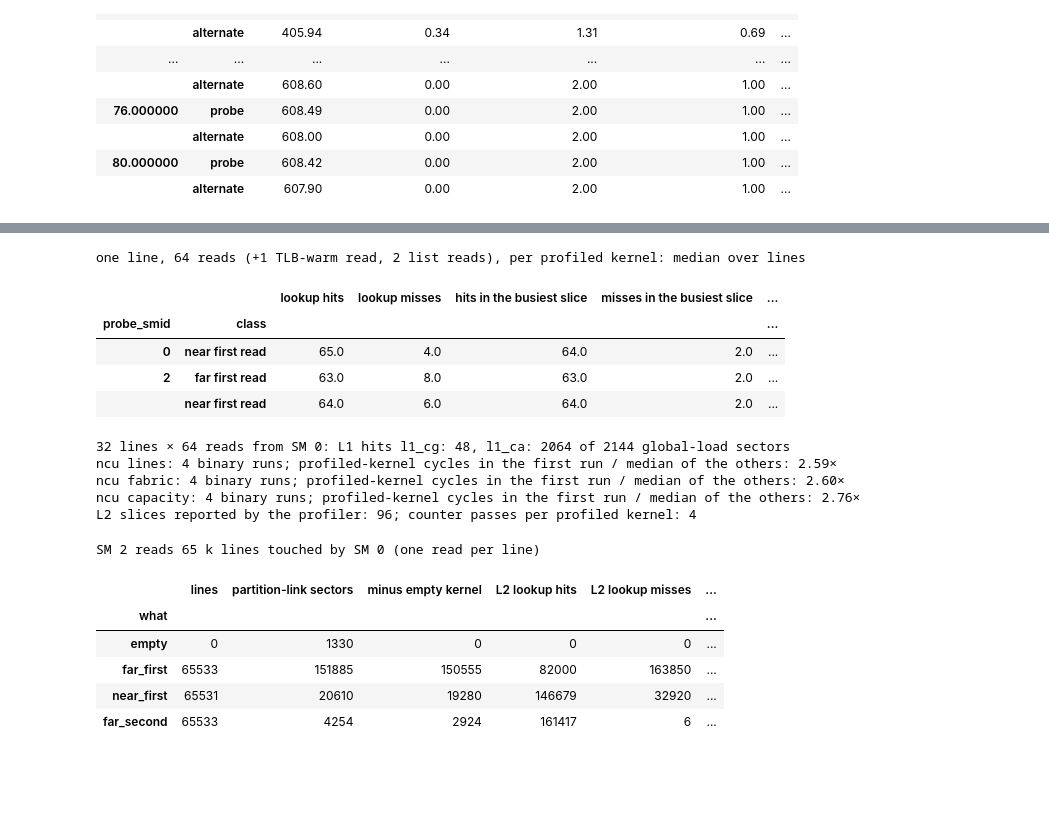
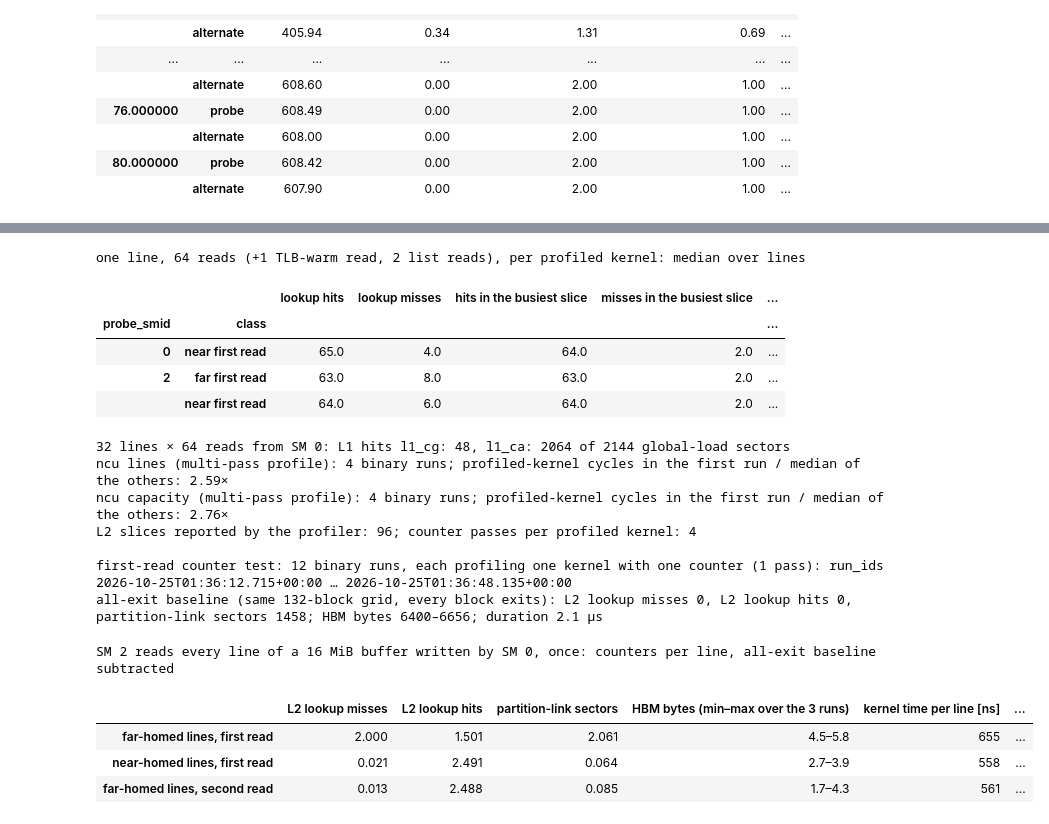
Before and after one commit to lomolisso/h100-microbench, a Jupyter notebook: experiments/08__l2_partitions_and_first_touch/08__l2_partitions_and_first_touch.ipynb, the cells around one changed output, grey strips where cells are left out. Saved outputs shown, nothing was run; the diff lists cells and outputs as text; code cells hidden in the pictures; blank space fills up the shorter version.

```diff
--- a/experiments/08__l2_partitions_and_first_touch/08__l2_partitions_and_first_touch.ipynb
+++ b/experiments/08__l2_partitions_and_first_touch/08__l2_partitions_and_first_touch.ipynb
@@ -545,14 +647,16 @@ display(sub.round(0).to_frame().T)
 k3 = read_run("08__l2__probe.csv", RID["k3"])
 k3 = k3[k3.kernel == "K3"].copy()
 k3["cyc"] = k3.cycles - TP
-repl = read_run("08__l2__replication.csv", RID["k3"])
-trip = repl[["a_smid", "b_smid", "c_smid"]].drop_duplicates().values.tolist()
+repl = read_run("08__l2__replication_v2.csv", RID["k3"])
+kinds = repl.groupby(["a_smid", "b_smid", "c_smid"], sort=False).triple_kind.first()
+print(f"K3 run_id {RID['k3']}: triples " + ", ".join(f"A {a} B {b} C {c} ({k})" for (a, b, c), k in kinds.items()))
 PH = ["b_read", "c_read", "a_read", "b_read_after_a_write"]
 PHL = ["B reads", "C reads", "A reads", "A rewrites, B reads"]
 PG = sig.groupby("gpc").partition.first()
 apart = lambda a: int(PG[GPC[a]])
-cross_t = [t for t in trip if apart(t[0]) != apart(t[1])]
-same_t = [t for t in trip if apart(t[0]) == apart(t[1])]
+cross_t = [list(t) for t, k in kinds.items() if k == "cross"]
+same_t = [list(t) for t, k in kinds.items() if k == "control"]
+assert all(apart(a) != apart(b) for a, b, _ in cross_t) and all(len({apart(x) for x in t}) == 1 for t in same_t)
 fig, axs = plt.subplots(1, len(cross_t), figsize=(5.4 * len(cross_t), 4.2), sharey=True, squeeze=False)
 for ax, (A, B, C) in zip(axs[0], cross_t):
     d = k3[(k3.first_touch_smid == A) & (k3.seq_mode == "launch") & (((k3.probe_smid == B) & k3.phase.isin(["b_read", "b_read_after_a_write"]))
@@ -573,14 +678,15 @@ fig.tight_layout(); plt.show()
 [figure]
 # %%
 r = repl.copy()
-r["triple"] = [f"A {a} G{GPC[a]} · B {b} G{GPC[b]} · C {c} G{GPC[c]}" for a, b, c in zip(r.a_smid, r.b_smid, r.c_smid)]
+r["triple"] = [f"A {a} G{GPC[a]} · B {b} G{GPC[b]} · C {c} G{GPC[c]}" + (" (control)" if k == "control" else "")
+               for a, b, c, k in zip(r.a_smid, r.b_smid, r.c_smid, r.triple_kind)]
 r["home"] = np.where(r.line_home == r.a_smid.map(apart), "homed with A", "homed with B")
 r["cyc"] = r.median_cycles - TP
 PHS = ["b_first", "b_repeat", "c_first", "a_after_first", "b_after_a_write_first", "b_after_a_write_repeat"]
 t = r[r.phase.isin(PHS)].pivot_table(index=["triple", "home"], columns=["phase"], values="cyc", aggfunc="median")[PHS]
 display(t.round(0).style.format("{:.0f}").set_caption("per-line values (sample 0 = *_first, median of samples 1–63 = *_repeat), median over lines and reps, both sequencings; cycles"))
-lf = r[r.phase.isin(PHS)].pivot_table(index=["seq_mode"], columns=["home", "phase"], values="cyc", aggfunc="median")
-display(lf.round(0).style.format("{:.0f}").set_caption("launch-sequenced vs flag-sequenced (all triples)"))
+lf = r[r.phase.isin(PHS) & (r.triple_kind == "cross")].pivot_table(index=["seq_mode"], columns=["home", "phase"], values="cyc", aggfunc="median")
+display(lf.round(0).style.format("{:.0f}").set_caption("launch-sequenced vs flag-sequenced (the three cross-partition triples)"))
 ok = r[r.phase.str.startswith("b_after")].qword1_ok
 print(f"B read the value A wrote last in {100*ok.mean():.1f} % of {len(ok)} line reads after the rewrite "
       f"(and the earlier token in {100*r[r.phase=='b_first'].qword1_ok.mean():.1f} % before it)")
@@ -737,48 +874,60 @@ Nsight Compute, application replay (each counter pass re-runs the binary with th
 # %%
 nl = NCU["lines"].copy()
 one = nl[nl.what == "line"].copy()
-one["class"] = np.where(one.first_median.astype(float) - TP > 350, "far first read", "near first read")
+one["class"] = np.where(one.first_median.astype(float) - TP > BND[0], "far first read", "near first read")  # near/far boundary of section 5
 cols = {"lts__t_sectors_srcunit_tex_op_read_lookup_hit.sum": "lookup hits", "lts__t_sectors_srcunit_tex_op_read_lookup_miss.sum": "lookup misses",
         "lts__t_sectors_srcunit_tex_op_read_lookup_hit.max": "hits in the busiest slice", "lts__t_sectors_srcunit_tex_op_read_lookup_miss.max": "misses in the busiest slice",
         "lts__t_sectors_srcunit_ltcfabric.sum": "partition-link sectors", "l1tex__t_sectors_pipe_lsu_mem_global_op_ld_lookup_hit.sum": "L1 hits"}
 cols = {k: v for k, v in cols.items() if k in one}
 display(one.groupby(["probe_smid", "class"])[list(cols)].median().rename(columns=cols).round(1)
         .assign(lines=one.groupby(["probe_smid", "class"]).size()).style.format(precision=1)
         .set_caption("one line, 64 reads (+1 TLB-warm read, 2 list reads), per profiled kernel: median over lines"))
 l1 = nl[nl.what.str.startswith("l1_")].set_index("what")
 print("32 lines × 64 reads from SM 0: L1 hits " + ", ".join(f"{w}: {int(l1.loc[w, 'l1tex__t_sectors_pipe_lsu_mem_global_op_ld_lookup_hit.sum'])}" for w in l1.index)
       + f" of {int(l1['l1tex__t_sectors_pipe_lsu_mem_global_op_ld.sum'].iloc[0])} global-load sectors")
-for t in ("lines", "fabric", "capacity"):
+for t in ("lines", "capacity"):
     x = NCU[t][NCU[t].first_median.astype(float) > 0]
-    print(f"ncu {t}: {int(x.pass_runs.iloc[0])} binary runs; profiled-kernel cycles in the first run / median of the others: "
+    print(f"ncu {t} (multi-pass profile): {int(x.pass_runs.iloc[0])} binary runs; profiled-kernel cycles in the first run / median of the others: "
           f"{(x.first_median_pass1.astype(float) / x.first_median.astype(float)).median():.2f}×")
 print(f"L2 slices reported by the profiler: {int(nl['device__attribute_l2s_count'].iloc[0])}; counter passes per profiled kernel: "
       f"{int(nl['profiler__replayer_passes'].iloc[0])}")
-fb = NCU["fabric"].set_index("what")
-base = fb.loc["empty", "lts__t_sectors_srcunit_ltcfabric.sum"]
-ft = pd.DataFrame({"lines": fb.lines, "partition-link sectors": fb["lts__t_sectors_srcunit_ltcfabric.sum"],
-                   "minus empty kernel": fb["lts__t_sectors_srcunit_ltcfabric.sum"] - base,
-                   "L2 lookup hits": fb["lts__t_sectors_srcunit_tex_op_read_lookup_hit.sum"], "L2 lookup misses": fb["lts__t_sectors_srcunit_tex_op_read_lookup_miss.sum"],
-                   "median first read [cycles]": fb.first_median.astype(float) - TP})
-display(ft.round(0).style.format(precision=0).set_caption("SM 2 reads 65 k lines touched by SM 0 (one read per line)"))
-d_ = ft.loc["far_first", "partition-link sectors"] - ft.loc["near_first", "partition-link sectors"]
-print(f"far first read − near first read: {d_:.0f} partition-link sectors = {d_ / ft.loc['far_first', 'lines']:.2f} per line")
+per, raw, FAB_RIDS = fabric1()
+npass = int(raw.filter(like="passes").max().max())
+print(f"\nfirst-read counter test: {len(FAB_RIDS)} binary runs, each profiling one kernel with one counter ({npass} pass): run_ids "
+      f"{FAB_RIDS[0]} … {FAB_RIDS[-1]}")
+base = raw.loc["all_exit"]
+print("all-exit baseline (same 132-block grid, every block exits): " + ", ".join(
+    f"{c} {base[c]:.0f}" for c in ["L2 lookup misses", "L2 lookup hits", "partition-link sectors"]) +
+      f"; HBM bytes {base.filter(like='HBM').min():.0f}–{base.filter(like='HBM').max():.0f}; duration {base.filter(like='duration').median() / 1e3:.1f} µs")
+per["median first read in the profiled kernel [cycles, raw]"] -= TP
+per = per.rename(columns={"median first read in the profiled kernel [cycles, raw]": "median first read in the profiled kernel [cycles]",
+                          "HBM bytes (min–max of the 3 runs)": "HBM bytes (min–max over the 3 runs)"})
+display(per.rename(index={"far_first": "far-homed lines, first read", "near_first": "near-homed lines, first read",
+                          "far_second": "far-homed lines, second read"})
+        .style.format({c: "{:.3f}" for c in ["L2 lookup misses", "L2 lookup hits", "partition-link sectors"]} |
+                      {"kernel time per line [ns]": "{:.0f}", "median first read in the profiled kernel [cycles]": "{:.0f}"})
+        .set_caption("SM 2 reads every line of a 16 MiB buffer written by SM 0, once: counters per line, all-exit baseline subtracted"))
+old = NCU["fabric"].set_index("what")
+print(f"superseded profile (run {old.run_id.iloc[0]}: lists not warmed, all kernels in one 4-pass application replay): lookup misses per line "
+      + ", ".join(f"{w} {(old.loc[w, 'lts__t_sectors_srcunit_tex_op_read_lookup_miss.sum'] - old.loc['empty', 'lts__t_sectors_srcunit_tex_op_read_lookup_miss.sum']) / old.loc[w, 'lines']:.2f}"
+                  for w in ("far_first", "near_first", "far_second"))
+      + f"; link sectors far − near first read {(old.loc['far_first', 'lts__t_sectors_srcunit_ltcfabric.sum'] - old.loc['near_first', 'lts__t_sectors_srcunit_ltcfabric.sum']) / old.loc['far_first', 'lines']:.2f} per line")
 # %% [output]
 one line, 64 reads (+1 TLB-warm read, 2 list reads), per profiled kernel: median over lines
 |  |  | lookup hits | lookup misses | hits in the busiest slice | misses in the busiest slice | ... |
 | probe_smid | class |  |  |  |  | ... |
 | 0 | near first read | 65.0 | 4.0 | 64.0 | 2.0 | ... |
 | 2 | far first read | 63.0 | 8.0 | 63.0 | 2.0 | ... |
 |  | near first read | 64.0 | 6.0 | 64.0 | 2.0 | ... |
 32 lines × 64 reads from SM 0: L1 hits l1_cg: 48, l1_ca: 2064 of 2144 global-load sectors
-ncu lines: 4 binary runs; profiled-kernel cycles in the first run / median of the others: 2.59×
-ncu fabric: 4 binary runs; profiled-kernel cycles in the first run / median of the others: 2.60×
-ncu capacity: 4 binary runs; profiled-kernel cycles in the first run / median of the others: 2.76×
+ncu lines (multi-pass profile): 4 binary runs; profiled-kernel cycles in the first run / median of the others: 2.59×
+ncu capacity (multi-pass profile): 4 binary runs; profiled-kernel cycles in the first run / median of the others: 2.76×
 L2 slices reported by the profiler: 96; counter passes per profiled kernel: 4
+
+first-read counter test: 12 binary runs, each profiling one kernel with one counter (1 pass): run_ids 2026-10-25T01:36:12.715+00:00 … 2026-10-25T01:36:48.135+00:00
+all-exit baseline (same 132-block grid, every block exits): L2 lookup misses 0, L2 lookup hits 0, partition-link sectors 1458; HBM bytes 6400–6656; duration 2.1 µs
-SM 2 reads 65 k lines touched by SM 0 (one read per line)
+SM 2 reads every line of a 16 MiB buffer written by SM 0, once: counters per line, all-exit baseline subtracted
-|  | lines | partition-link sectors | minus empty kernel | L2 lookup hits | L2 lookup misses | ... |
-| what |  |  |  |  |  | ... |
-| empty | 0 | 1330 | 0 | 0 | 0 | ... |
-| far_first | 65533 | 151885 | 150555 | 82000 | 163850 | ... |
-| near_first | 65531 | 20610 | 19280 | 146679 | 32920 | ... |
-| far_second | 65533 | 4254 | 2924 | 161417 | 6 | ... |
+|  | L2 lookup misses | L2 lookup hits | partition-link sectors | HBM bytes (min–max over the 3 runs) | kernel time per line [ns] | ... |
+| far-homed lines, first read | 2.000 | 1.501 | 2.061 | 4.5–5.8 | 655 | ... |
+| near-homed lines, first read | 0.021 | 2.491 | 0.064 | 2.7–3.9 | 558 | ... |
+| far-homed lines, second read | 0.013 | 2.488 | 0.085 | 1.7–4.3 | 561 | ... |
```
Also changed, not shown: parts of 18 cells of this notebook, 12 other files.
